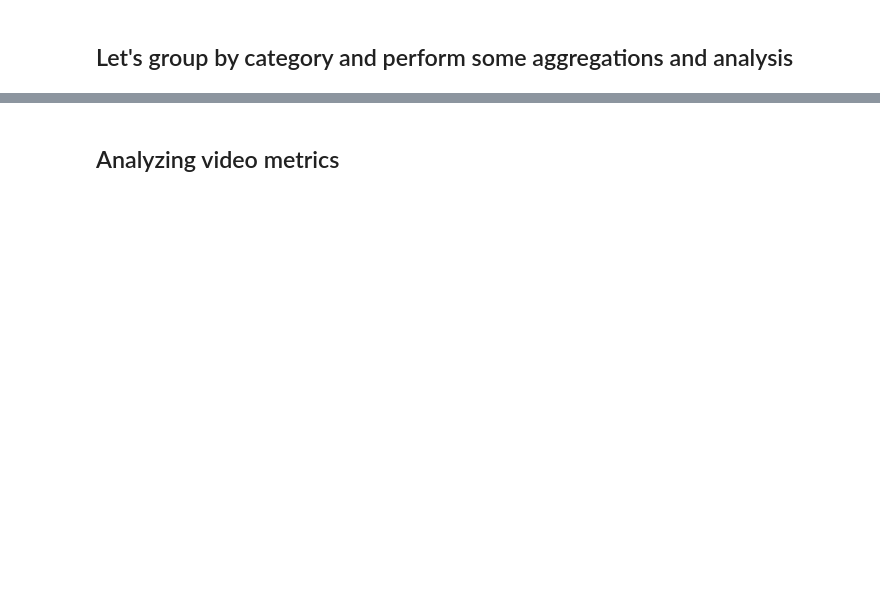
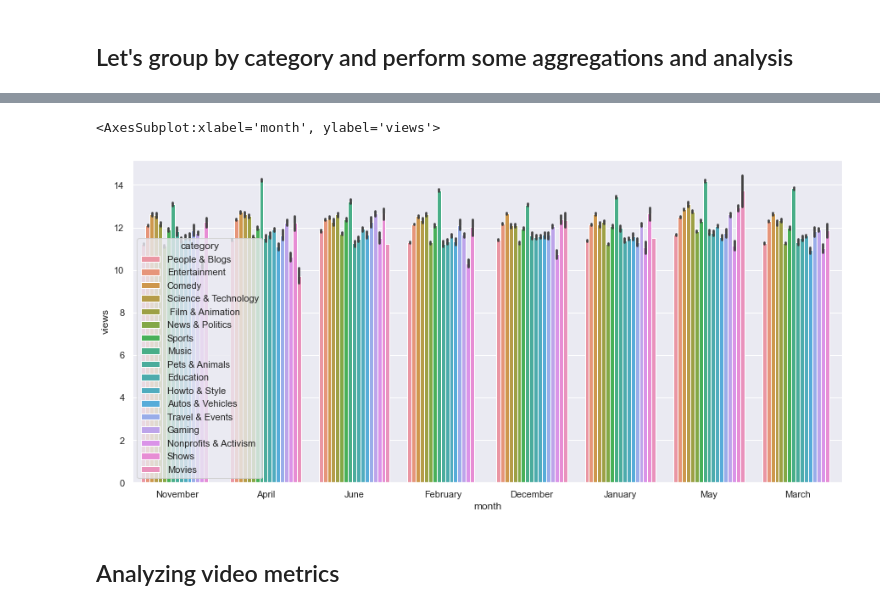
Before and after one commit to danielosetiawan/YouTube-EDA, a Jupyter notebook: youtube ipynb.ipynb, the cells around one changed output, grey strips where cells are left out. Saved outputs shown, nothing was run; the diff lists cells and outputs as text; code cells hidden in the pictures; blank space fills up the shorter version.

```diff
--- a/youtube ipynb.ipynb
+++ b/youtube ipynb.ipynb
@@ -177,3 +198,10 @@ sns.lineplot(x = 'month', y=np.log(df['views']), hue = 'category', data = df)
+# %%
+# does this change throughout the months?
+
+sns.barplot(x = 'month', y=np.log(df['views']), hue = 'category', data = df)
+# %% [output]
+<AxesSubplot:xlabel='month', ylabel='views'>
+[figure, added]
 # %% [markdown]
 ## Analyzing video metrics
 # %%
```
Also changed, not shown: parts of 47 cells of this notebook.
